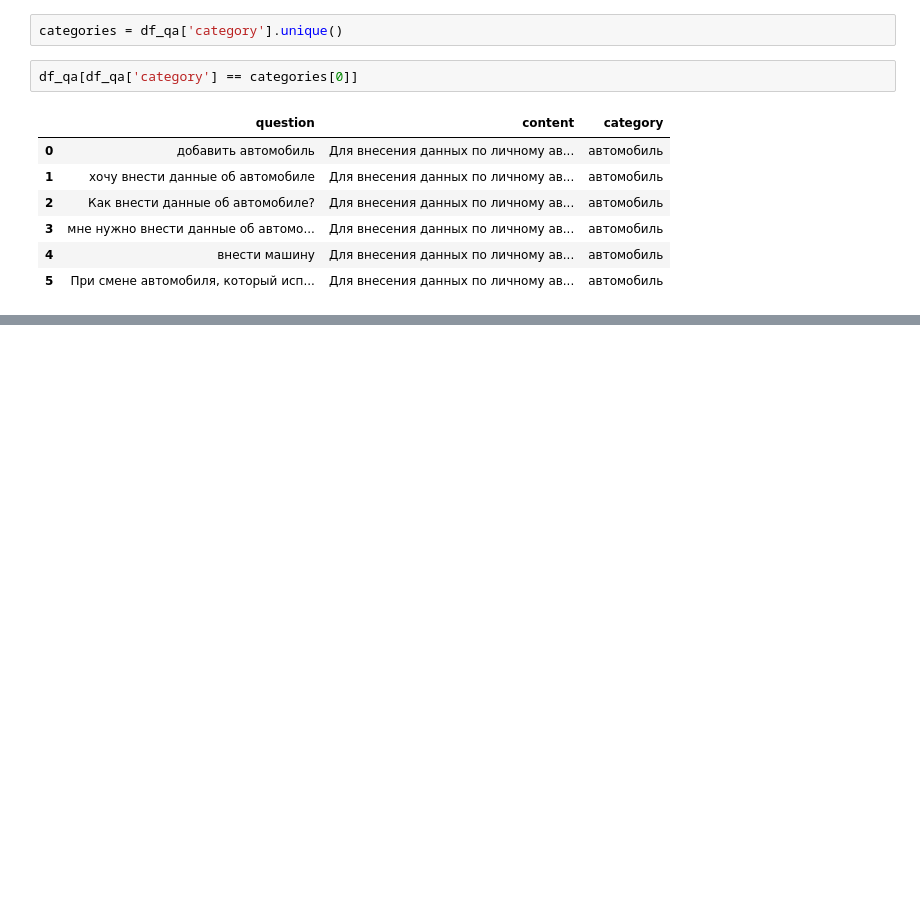
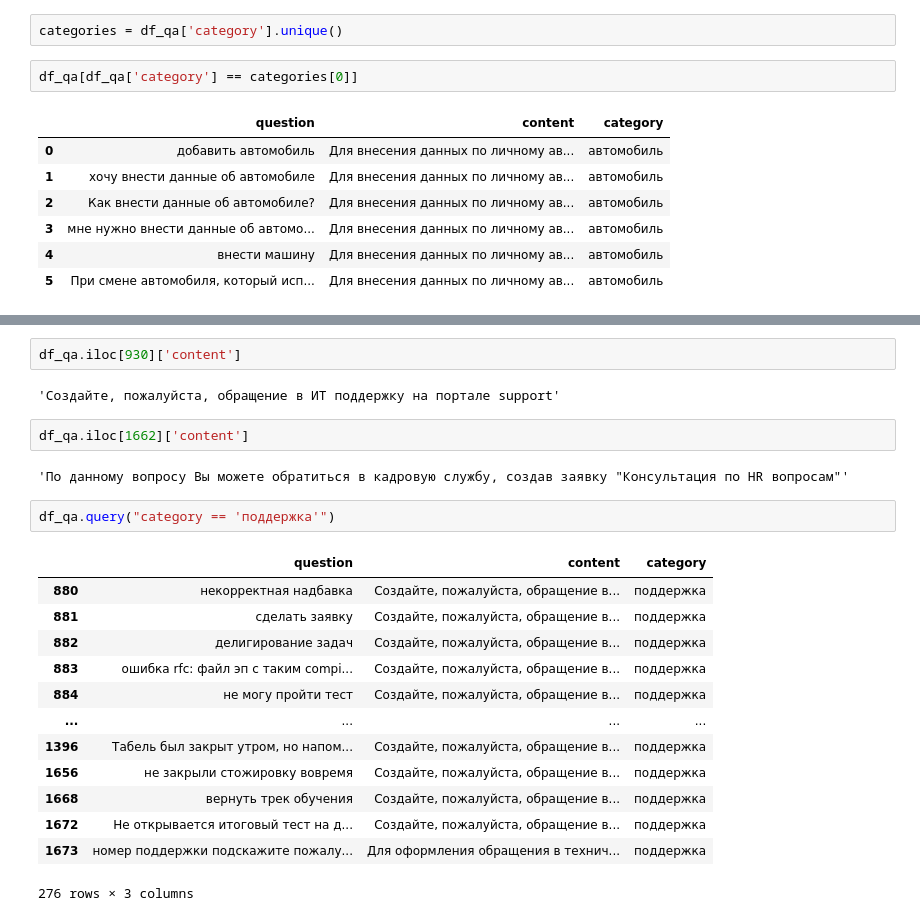
Before and after one commit to vilovnok/aiph2024, a Jupyter notebook: backend/notebooks/note_1.ipynb, the cells around one changed output, grey strips where cells are left out. Saved outputs shown, nothing was run; the diff lists cells and outputs as text; blank space fills up the shorter version.

```diff
--- a/backend/notebooks/note_1.ipynb
+++ b/backend/notebooks/note_1.ipynb
@@ -42,3 +120,27 @@ df_qa[df_qa.duplicated(subset=['question'], keep=False)]
 | 930 | надбавка | Создайте, пожалуйста, обращение в... | поддержка |
 | 1662 | надбавка | По данному вопросу Вы можете обра... | ЛК |
 | 1667 | вход в личный кабинет | При проблемах со входом в личный ... | ЛК |
+# %%
+df_qa.iloc[930]['content']
+# %% [output]
+'Создайте, пожалуйста, обращение в ИТ поддержку на портале support'
+# %%
+df_qa.iloc[1662]['content']
+# %% [output]
+'По данному вопросу Вы можете обратиться в кадровую службу, создав заявку "Консультация по HR вопросам"'
+# %%
+df_qa.query("category == 'поддержка'")
+# %% [output]
+|  | question | content | category |
+| 880 | некорректная надбавка | Создайте, пожалуйста, обращение в... | поддержка |
+| 881 | сделать заявку | Создайте, пожалуйста, обращение в... | поддержка |
+| 882 | делигирование задач | Создайте, пожалуйста, обращение в... | поддержка |
+| 883 | ошибка rfc: файл эп с таким compi... | Создайте, пожалуйста, обращение в... | поддержка |
+| 884 | не могу пройти тест | Создайте, пожалуйста, обращение в... | поддержка |
+| ... | ... | ... | ... |
+| 1396 | Табель был закрыт утром, но напом... | Создайте, пожалуйста, обращение в... | поддержка |
+| 1656 | не закрыли стожировку вовремя | Создайте, пожалуйста, обращение в... | поддержка |
+| 1668 | вернуть трек обучения | Создайте, пожалуйста, обращение в... | поддержка |
+| 1672 | Не открывается итоговый тест на д... | Создайте, пожалуйста, обращение в... | поддержка |
+| 1673 | номер поддержки подскажите пожалу... | Для оформления обращения в технич... | поддержка |
+276 rows × 3 columns
```
Also changed, not shown: parts of 10 cells of this notebook.
